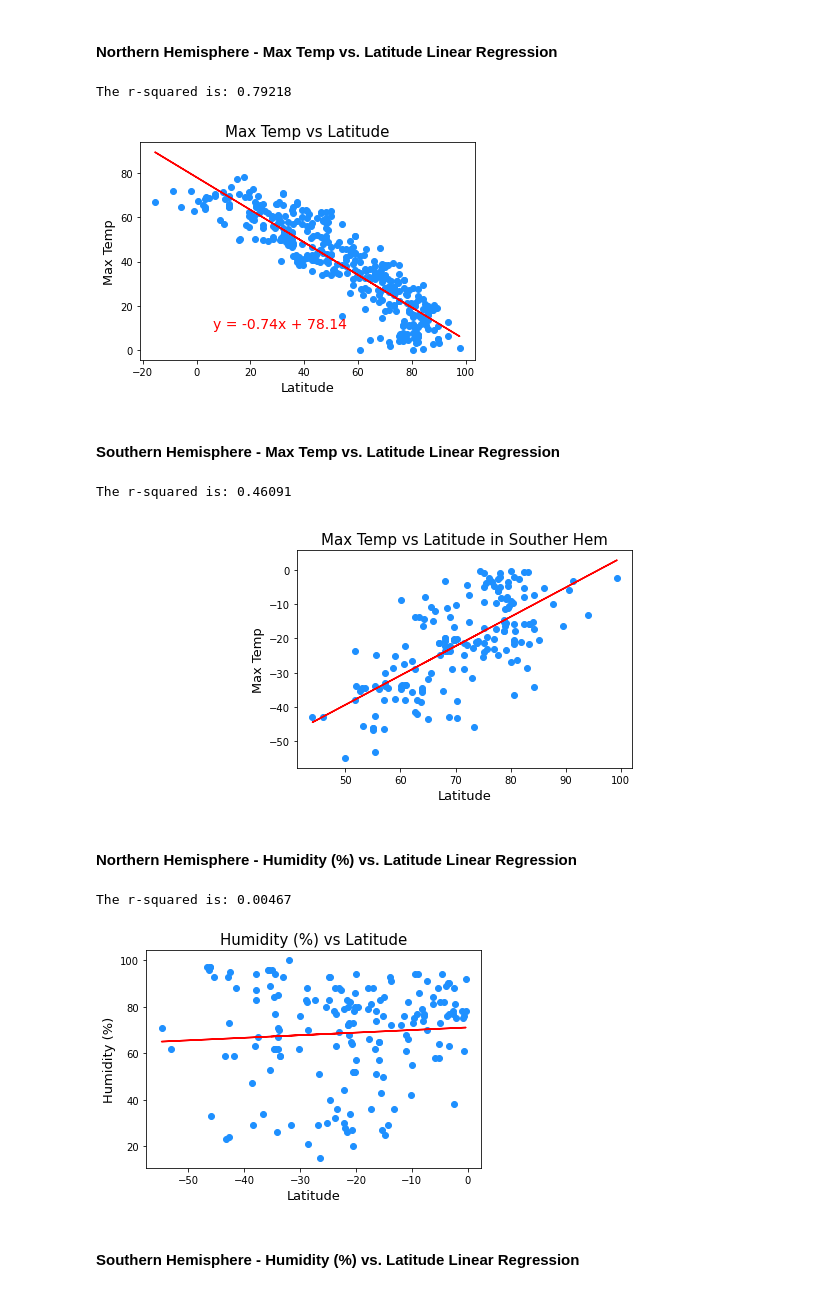
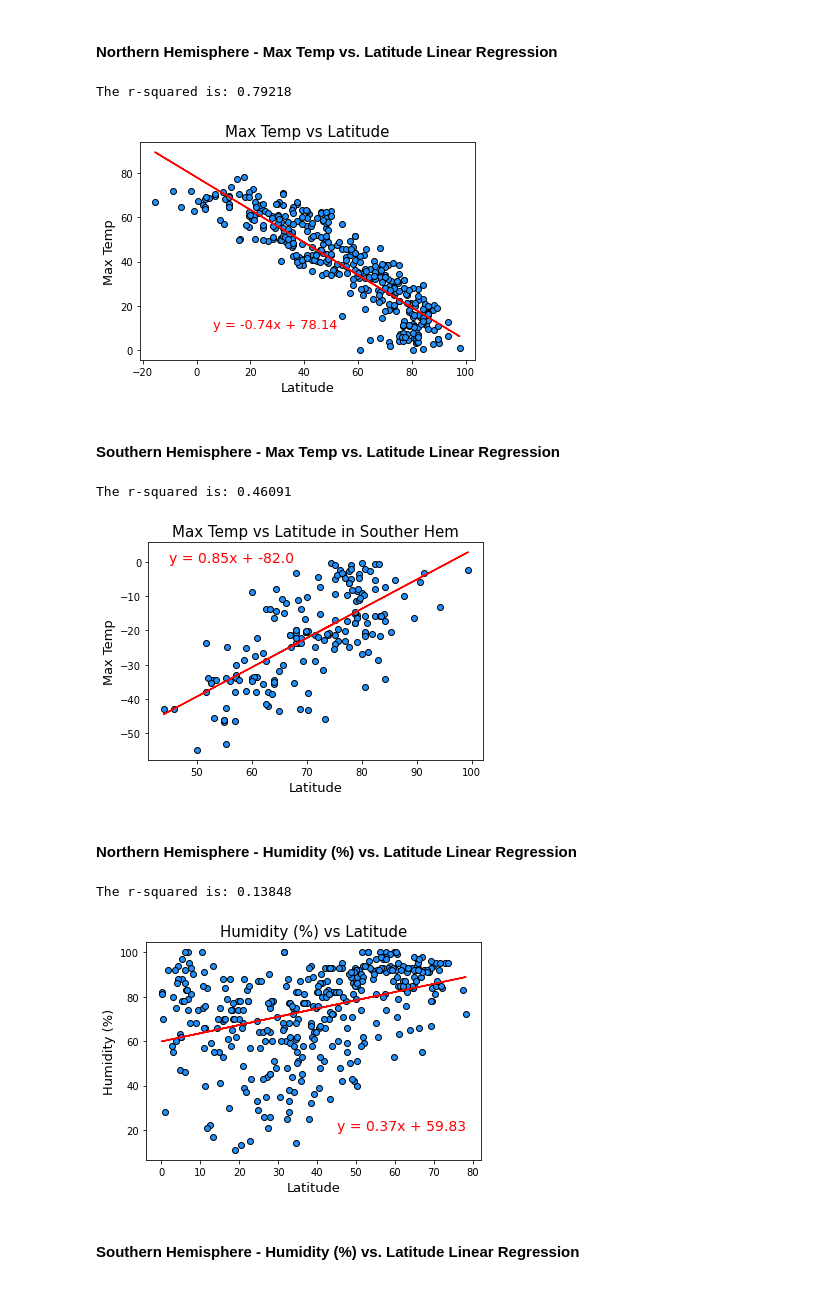
Before and after one commit to sjrojanooo/python-api-challenge, a Jupyter notebook: WeatherPy.ipynb, the cells around one changed output. Drawn from its saved outputs; the diff is of its cells as text; code cells hidden in the pictures.

Commit message:
linear regression equations on graphs

```diff
--- a/WeatherPy.ipynb
+++ b/WeatherPy.ipynb
@@ -442,11 +442,11 @@ regress_values = x_values * slope + intercept
 
 line_eq = "y = " + str(round(slope,2)) + "x + " + str(round(intercept,2))
 
-plt.scatter(x_values, y_values, c='dodgerblue')
+plt.scatter(x_values, y_values, c='dodgerblue',edgecolor='black')
 
 plt.plot(x_values, regress_values, "r-")
 
-plt.annotate(line_eq,(6,10),fontsize=14,color='red')
+plt.annotate(line_eq,(6,10),fontsize=13,color='red')
 
 plt.xlabel('Latitude',fontsize=13)
 
@@ -460,47 +460,47 @@ print(f"The r-squared is: {round(rvalue**2,5)}")
 plt.show()
 # %% [output]
 The r-squared is: 0.79218
-[figure, old version]
+[figure, new version]
 # %% [markdown]
 ####  Southern Hemisphere - Max Temp vs. Latitude Linear Regression
 # %%
 southern_hem = city_df.loc[city_df['Latitude'] < 0]
 
 southern_hem = pd.DataFrame(southern_hem)
 
 x_values = southern_hem['Max Temp']
 
 y_values = southern_hem['Latitude']
 
 (slope, intercept, rvalue, pvalue, stderr) = linregress(x_values,y_values)
 
 regress_values = x_values * slope + intercept
 
 line_eq = "y = " + str(round(slope,2)) + "x + " + str(round(intercept,2))
 
-plt.scatter(x_values, y_values, c='dodgerblue')
+plt.scatter(x_values, y_values, c='dodgerblue',edgecolor='black')
 
 plt.plot(x_values, regress_values1, "r-")
 
-plt.annotate(line_eq,(6,10),fontsize=14,color='red')
+plt.annotate(line_eq,(45,0),fontsize=14,color='red')
 
 plt.xlabel('Latitude',fontsize=13)
 
 plt.ylabel('Max Temp',fontsize=13)
 
 
 plt.title('Max Temp vs Latitude in Souther Hem',fontsize=15)
 
 print(f"The r-squared is: {round(rvalue**2,5)}")
 
 plt.show()
 # %% [output]
 The r-squared is: 0.46091
-[figure, old version]
+[figure, new version]
 # %% [markdown]
 ####  Northern Hemisphere - Humidity (%) vs. Latitude Linear Regression
 # %%
-northern_hem = city_df.loc[city_df['Latitude'] < 0]
+northern_hem = city_df.loc[city_df['Latitude'] >= 0]
 
 northern_hem = pd.DataFrame(northern_hem)
 
@@ -514,11 +514,11 @@ regress_values = x_values * slope + intercept
 
 line_eq = "y = " + str(round(slope,2)) + "x + " + str(round(intercept,2))
 
-plt.scatter(x_values, y_values, c='dodgerblue')
+plt.scatter(x_values, y_values, c='dodgerblue',edgecolor='black')
 
 plt.plot(x_values, regress_values, "r-")
 
-plt.annotate(line_eq,(6,10),fontsize=14,color='red')
+plt.annotate(line_eq,(45,20),fontsize=14,color='red')
 
 plt.xlabel('Latitude',fontsize=13)
 
@@ -531,8 +531,8 @@ print(f"The r-squared is: {round(rvalue**2,5)}")
 
 plt.show()
 # %% [output]
-The r-squared is: 0.00467
+The r-squared is: 0.13848
-[figure, old version]
+[figure, new version]
 # %% [markdown]
 ####  Southern Hemisphere - Humidity (%) vs. Latitude Linear Regression
 # %%
```
Also changed, not shown: parts of 5 cells of this notebook.
